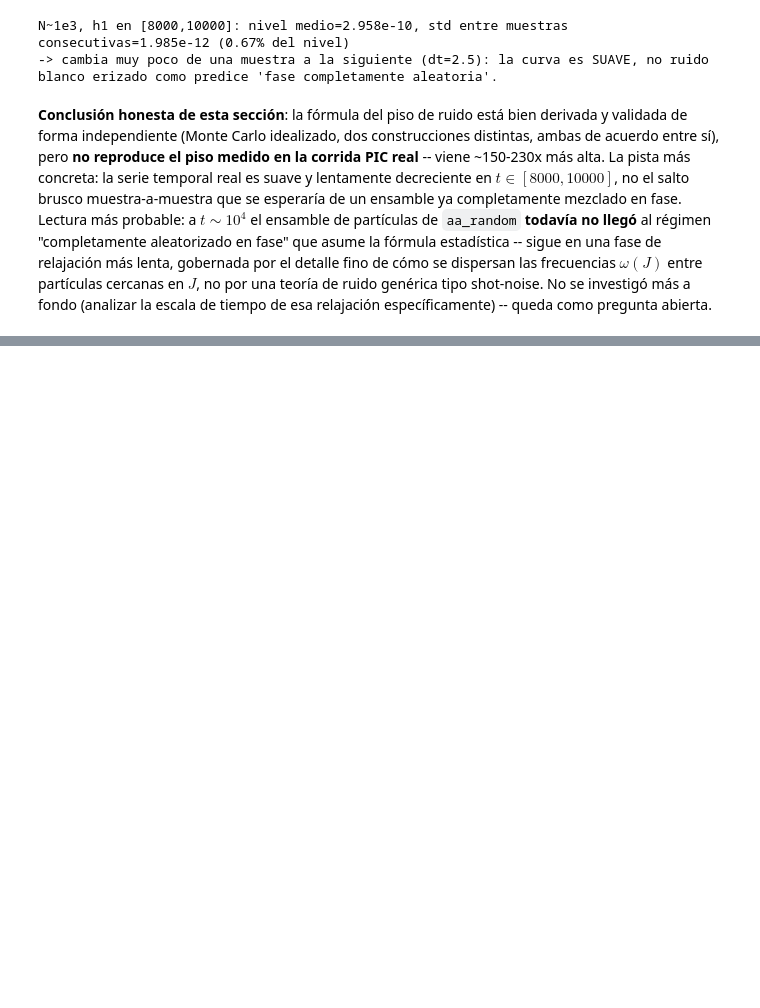
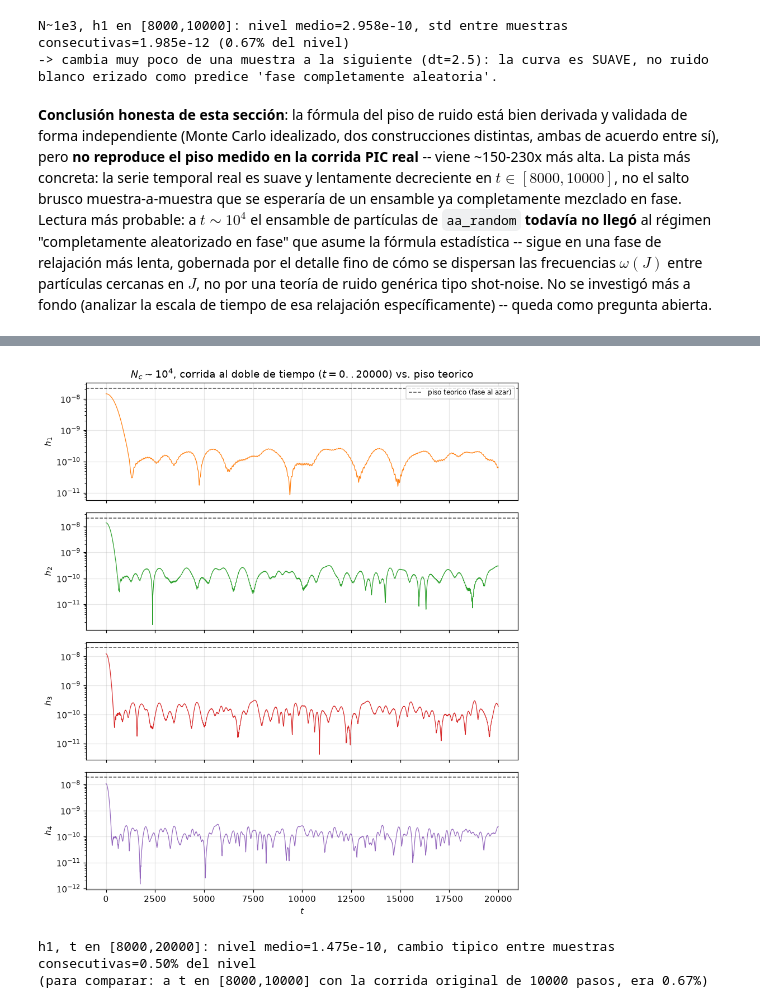
Before and after one commit to erjive/vlasov-poisson_PIC, a Jupyter notebook: paper_runs/notebooks/hk_exact.ipynb, the cells around one changed output, grey strips where cells are left out. Drawn from its saved outputs; the diff is of its cells as text; code cells hidden in the pictures; blank space fills up the shorter version.

```diff
--- a/paper_runs/notebooks/hk_exact.ipynb
+++ b/paper_runs/notebooks/hk_exact.ipynb
@@ -782,0 +799,17 @@ relajación específicamente) -- queda como pregunta abierta.
+# %%
+
+d2x = np.genfromtxt(os.path.join(data_dir, "hk1_N1e4_random_2x.tl"))
+t2x = d2x[:, 0]
+
+windows = [(8000,10000),(10000,12000),(12000,14000),(14000,16000),(16000,18000),(18000,20000)]
+print(f"{'ventana':<16}", end="")
+for k in modes[1:]:
+    print(f"h{k:<20}", end="")
+print()
+for lo, hi in windows:
+    m = (t2x >= lo) & (t2x < hi)
+    row = f"[{lo},{hi}]".ljust(16)
+    for k in modes[1:]:
+        vals = d2x[m, k+1]
+        row += f"{vals.mean():.3e}+/-{vals.std():.1e}  "
+    print(row)
@@ -782,0 +824,30 @@ relajación específicamente) -- queda como pregunta abierta.
+# %%
+
+fig, axes = plt.subplots(len(modes[1:]), 1, figsize=(8, 2.3*len(modes[1:])), sharex=True)
+for ax, k in zip(axes, modes[1:]):
+    ax.plot(t2x, d2x[:, k+1], lw=0.8, color=f"C{k}")
+    ax.axhline(pred_rayleigh[10000][k], color="k", ls="--", lw=1.0, alpha=0.7,
+               label="piso teorico (fase al azar)" if k==1 else None)
+    ax.set_yscale("log")
+    ax.set_ylabel(f"$h_{k}$")
+    ax.grid(alpha=0.3)
+axes[0].legend(fontsize=8, loc="upper right")
+axes[-1].set_xlabel("$t$")
+axes[0].set_title(f"$N_c\\sim10^4$, corrida al doble de tiempo ($t=0..20000$) vs. piso teorico")
+fig.tight_layout()
+fig.savefig("hk_2x_time.png", dpi=140)
+plt.show()
+# %% [output]
+[figure, added]
+# %%
+
+# Suavidad: sigue igual de lisa en toda la ventana extendida, no se
+# vuelve "erizada" como esperaria el ruido blanco al acercarse al piso.
+h1_2x = d2x[t2x>=8000, 2]
+diffs = np.diff(h1_2x)
+print(f"h1, t en [8000,20000]: nivel medio={h1_2x.mean():.3e}, "
+      f"cambio tipico entre muestras consecutivas={diffs.std()/h1_2x.mean()*100:.2f}% del nivel")
+print(f"(para comparar: a t en [8000,10000] con la corrida original de 10000 pasos, era 0.67%)")
+# %% [output]
+h1, t en [8000,20000]: nivel medio=1.475e-10, cambio tipico entre muestras consecutivas=0.50% del nivel
+(para comparar: a t en [8000,10000] con la corrida original de 10000 pasos, era 0.67%)
```
Also changed, not shown: parts of 3 cells of this notebook, 4 other files.
